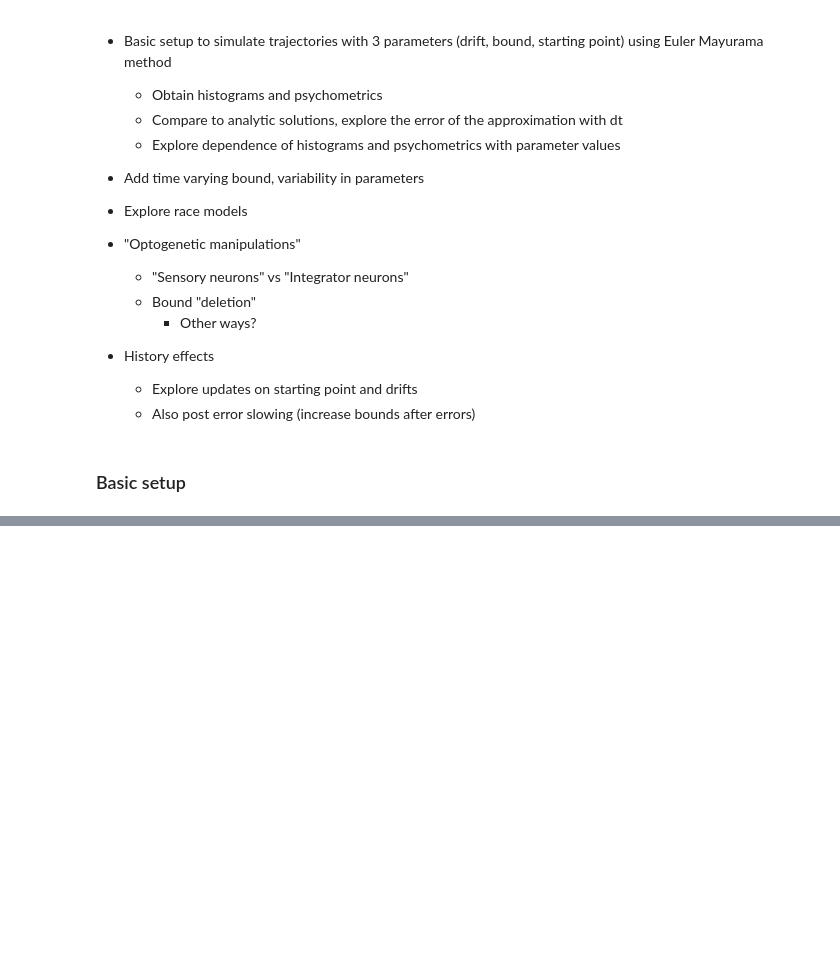
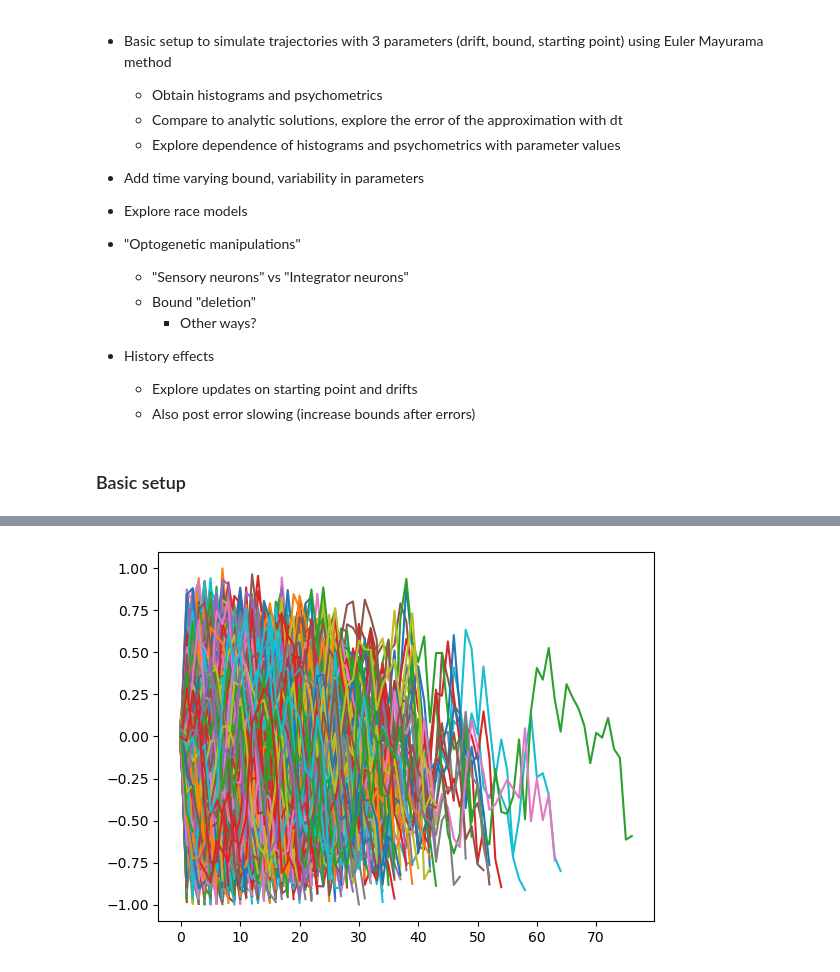
Before and after one commit to I-Pica/indp22-ddm-simulation-project, a Jupyter notebook: code/basic-sim-ddm.ipynb, the cells around one changed output, grey strips where cells are left out. Cells and saved outputs as stored; diff of their text form; code cells hidden in the pictures; blank space fills up the shorter version.

```diff
--- a/code/basic-sim-ddm.ipynb
+++ b/code/basic-sim-ddm.ipynb
@@ -90,0 +91,6 @@ for j in range(n_trials):
+# %%
+ds_traj = traj[:, np.arange(0,n_t,100)]
+# %%
+plt.plot(ds_traj[incorrect,:].T);
+# %% [output]
+[figure, added]
```
Also changed, not shown: parts of 11 cells of this notebook.
